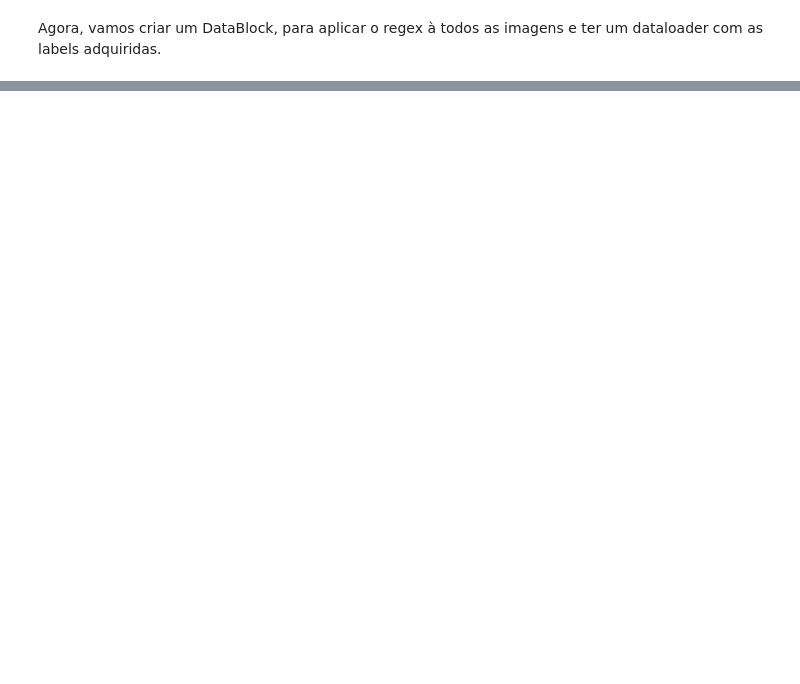
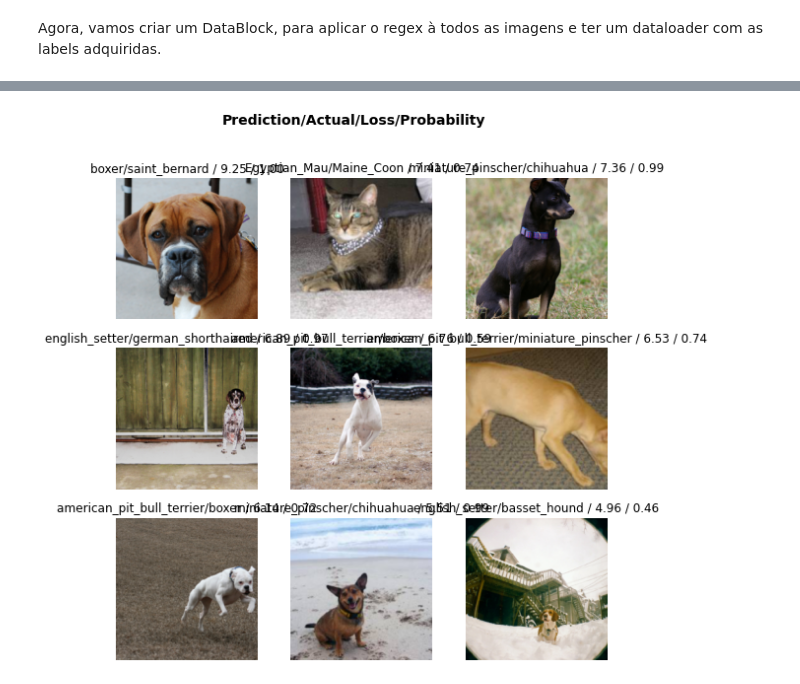
Before and after one commit to pxpc2/aprendizadodemaquina-unb, a Jupyter notebook: imgclassifier.ipynb, the cells around one changed output, grey strips where cells are left out. Cells and saved outputs as stored; diff of their text form; code cells hidden in the pictures; blank space fills up the shorter version.

```diff
--- a/imgclassifier.ipynb
+++ b/imgclassifier.ipynb
@@ -48,0 +102,3 @@ dls = petsBlock.dataloaders(path/"images")
+# %%
+interp.plot_top_losses(9)
+# %% [output]
@@ -48,0 +106 @@ dls = petsBlock.dataloaders(path/"images")
+[figure, added]
```
Also changed, not shown: parts of 15 cells of this notebook.
